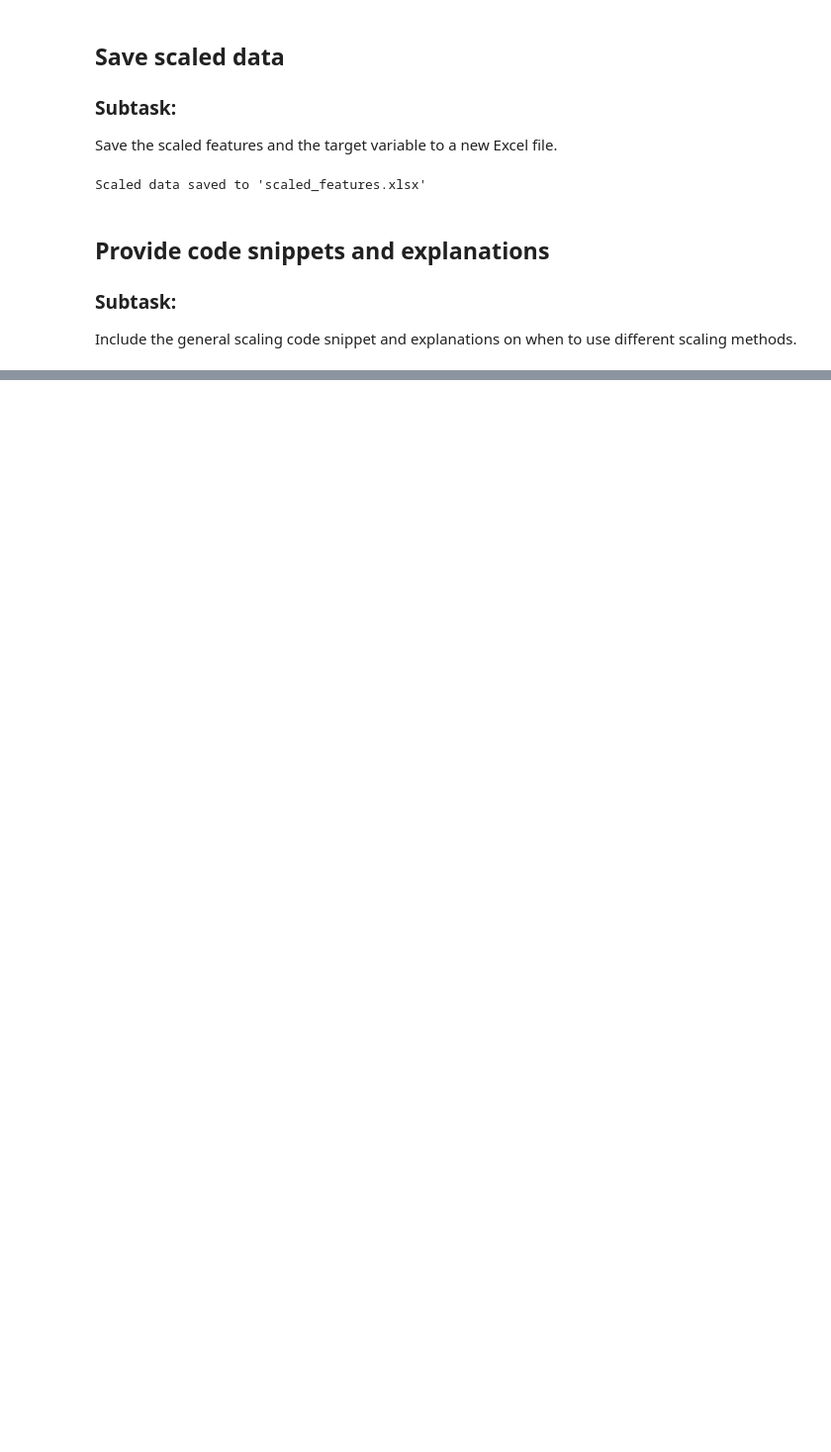
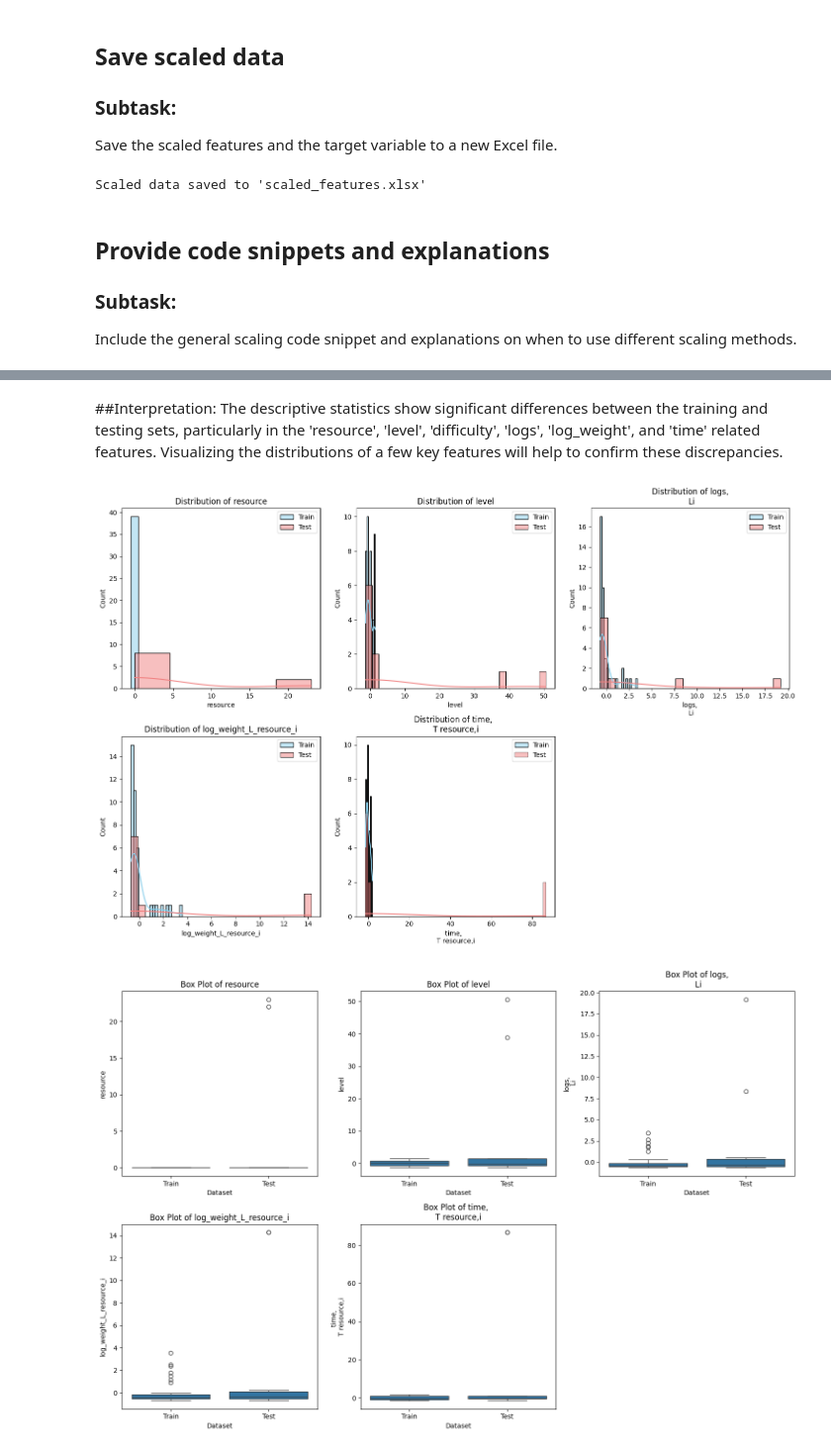
Before and after one commit to eeolga/article, a Jupyter notebook: 131_138.ipynb, the cells around one changed output, grey strips where cells are left out. Shown at 99% size. Cells and saved outputs as stored; diff of their text form; code cells hidden in the pictures; blank space fills up the shorter version.

```diff
--- a/131_138.ipynb
+++ b/131_138.ipynb
@@ -708,0 +2542,52 @@ Include the general scaling code snippet and explanations on when to use differe
+# %% [markdown]
+##Interpretation:
+The descriptive statistics show significant differences between the training and testing sets, particularly in the 'resource', 'level', 'difficulty', 'logs', 'log_weight', and 'time' related features. Visualizing the distributions of a few key features will help to confirm these discrepancies.
+# %%
+import matplotlib.pyplot as plt
+import seaborn as sns
+import pandas as pd # Ensure pandas is imported if not already
+
+# Select a few key numerical features for visualization
+key_numerical_features = ['level', 'logs,\n Li', 'time,  \nT resource,i']
+
+# Adjusting the column names to match the processed data if they were renamed
+# Check the columns in X_train_processed and X_test_processed to ensure correct naming
+# Assuming 'level', 'logs,\n Li', 'time,  \nT resource,i' are present after processing.
+# If 'log_weight_L_resource_i' is the new name for 'log\nweight,\nL resource,i', use that.
+# Based on previous output, 'log_weight_L_resource_i' is the new name.
+# Let's include 'log_weight_L_resource_i' and 'resource' as well.
+key_numerical_features_processed = ['resource', 'level', 'logs,\n Li', 'log_weight_L_resource_i', 'time,  \nT resource,i']
+
+
+# Create histograms for selected features
+plt.figure(figsize=(15, 10))
+for i, col in enumerate(key_numerical_features_processed):
+    if col in X_train_processed.columns and col in X_test_processed.columns:
+        plt.subplot(2, 3, i + 1)
+        sns.histplot(X_train_processed[col], label='Train', kde=True, color='skyblue')
+        sns.histplot(X_test_processed[col], label='Test', kde=True, color='lightcoral')
+        plt.title(f'Distribution of {col}')
+        plt.legend()
+    else:
+        print(f"Warning: Column '{col}' not found in processed data. Skipping visualization.")
+
+plt.tight_layout()
+plt.show()
+
+# Create box plots for selected features to show spread and outliers
+plt.figure(figsize=(15, 10))
+for i, col in enumerate(key_numerical_features_processed):
+     if col in X_train_processed.columns and col in X_test_processed.columns:
+        plt.subplot(2, 3, i + 1)
+        sns.boxplot(x='Dataset', y=col, data=pd.concat([
+            X_train_processed[[col]].assign(Dataset='Train'),
+            X_test_processed[[col]].assign(Dataset='Test')
+        ]))
+        plt.title(f'Box Plot of {col}')
+     else:
+        print(f"Warning: Column '{col}' not found in processed data for box plot. Skipping.")
+plt.tight_layout()
+plt.show()
+# %% [output]
+[figure, added]
+[figure, added]
```
Also changed, not shown: parts of 41 cells of this notebook.
